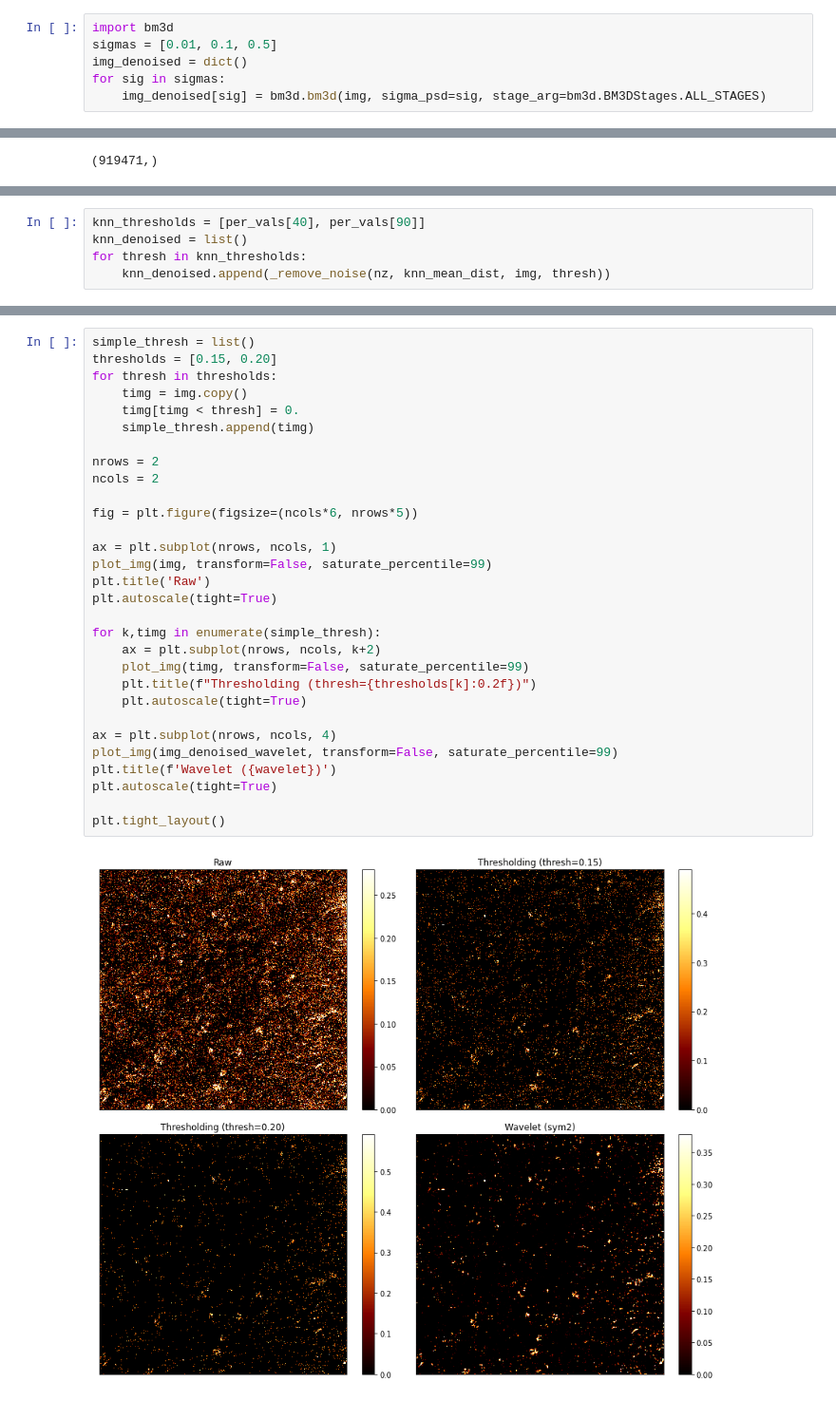
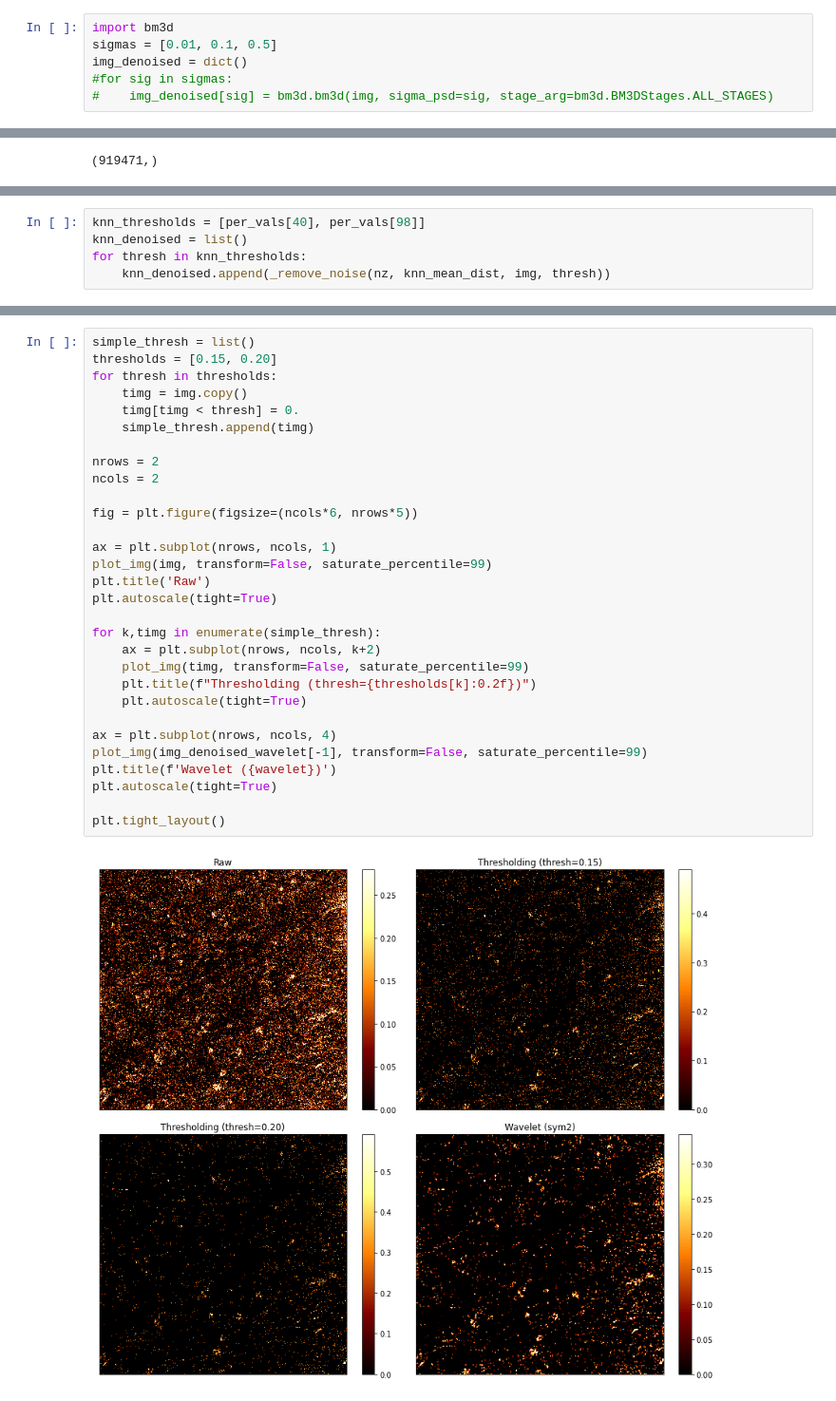
Before and after one commit to ParkerICI/mibi_processing, a Jupyter notebook: notebooks/Wavelets and BM3D.ipynb, the cells around one changed output, grey strips where cells are left out. Shown at 95% size. Drawn from its saved outputs; the diff is of its cells as text.

```diff
--- a/notebooks/Wavelets and BM3D.ipynb
+++ b/notebooks/Wavelets and BM3D.ipynb
@@ -157,6 +157,6 @@ plt.tight_layout()
 import bm3d
 sigmas = [0.01, 0.1, 0.5]
 img_denoised = dict()
-for sig in sigmas:
-    img_denoised[sig] = bm3d.bm3d(img, sigma_psd=sig, stage_arg=bm3d.BM3DStages.ALL_STAGES)
+#for sig in sigmas:
+#    img_denoised[sig] = bm3d.bm3d(img, sigma_psd=sig, stage_arg=bm3d.BM3DStages.ALL_STAGES)
 # %%
@@ -196,5 +199,5 @@ plt.title(t);
 # %%
-knn_thresholds = [per_vals[40], per_vals[90]]
+knn_thresholds = [per_vals[40], per_vals[98]]
 knn_denoised = list()
 for thresh in knn_thresholds:
     knn_denoised.append(_remove_noise(nz, knn_mean_dist, img, thresh))
@@ -226,32 +229,32 @@ plt.tight_layout()
 # %%
 simple_thresh = list()
 thresholds = [0.15, 0.20]
 for thresh in thresholds:
     timg = img.copy()
     timg[timg < thresh] = 0.
     simple_thresh.append(timg)
 
 nrows = 2
 ncols = 2
 
 fig = plt.figure(figsize=(ncols*6, nrows*5))
 
 ax = plt.subplot(nrows, ncols, 1)
 plot_img(img, transform=False, saturate_percentile=99)
 plt.title('Raw')
 plt.autoscale(tight=True)
 
 for k,timg in enumerate(simple_thresh):
     ax = plt.subplot(nrows, ncols, k+2)
     plot_img(timg, transform=False, saturate_percentile=99)
     plt.title(f"Thresholding (thresh={thresholds[k]:0.2f})")
     plt.autoscale(tight=True)
 
 ax = plt.subplot(nrows, ncols, 4)
-plot_img(img_denoised_wavelet, transform=False, saturate_percentile=99)
+plot_img(img_denoised_wavelet[-1], transform=False, saturate_percentile=99)
 plt.title(f'Wavelet ({wavelet})')
 plt.autoscale(tight=True)
 
 plt.tight_layout()
 # %% [output]
-[figure, old version]
+[figure, new version]
```
Also changed, not shown: parts of 2 cells of this notebook, 2 other files.
